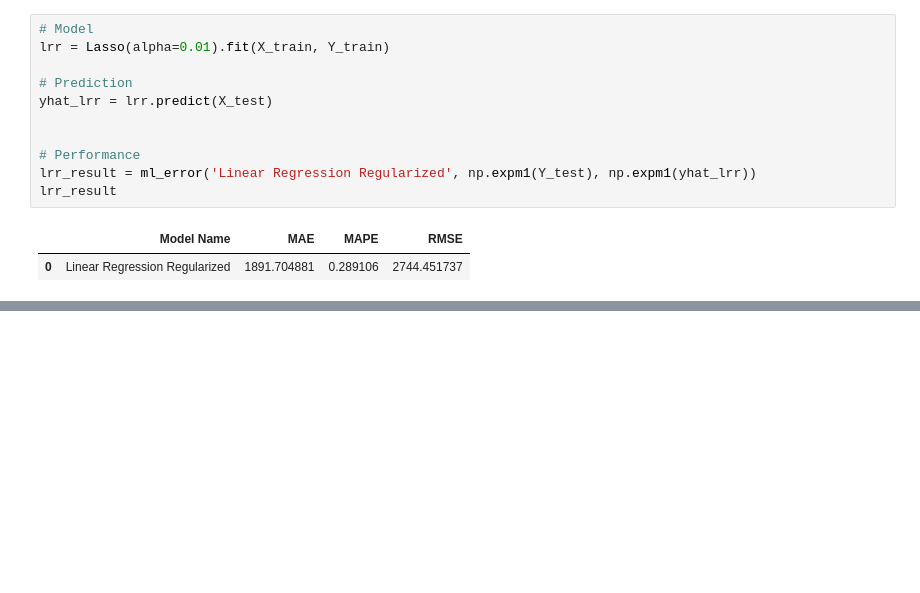
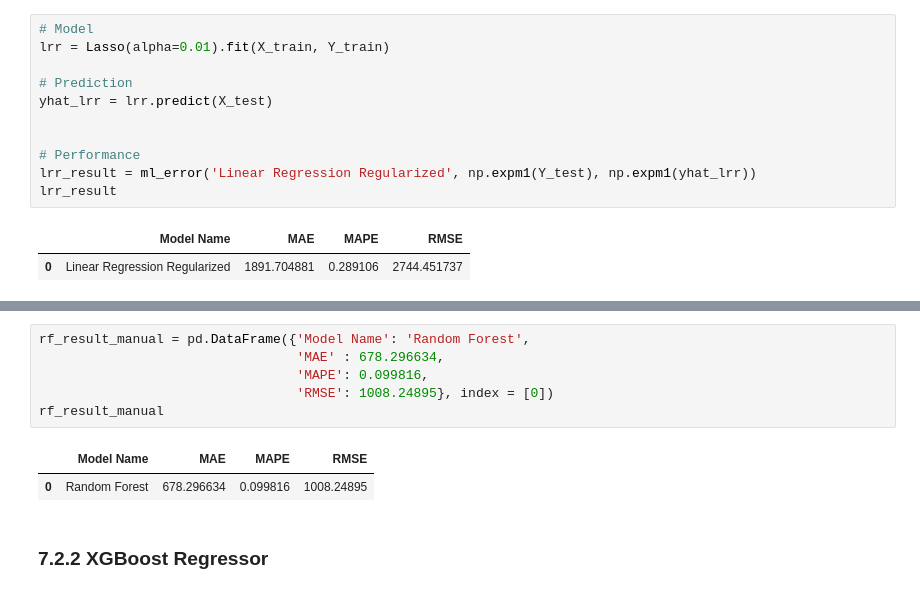
Before and after one commit to mmuriloj/Rossmann-Store-Sales, a Jupyter notebook: m07_v01_salesPrediction.ipynb, the cells around one changed output, grey strips where cells are left out. Saved outputs shown, nothing was run; the diff lists cells and outputs as text; blank space fills up the shorter version.

```diff
--- a/m07_v01_salesPrediction.ipynb
+++ b/m07_v01_salesPrediction.ipynb
@@ -947,0 +964,11 @@ lrr_result
+# %%
+rf_result_manual = pd.DataFrame({'Model Name': 'Random Forest',
+                                 'MAE' : 678.296634,
+                                 'MAPE': 0.099816,
+                                 'RMSE': 1008.24895}, index = [0])
+rf_result_manual
+# %% [output]
+|  | Model Name | MAE | MAPE | RMSE |
+| 0 | Random Forest | 678.296634 | 0.099816 | 1008.24895 |
+# %% [markdown]
+### 7.2.2 XGBoost Regressor
```
Also changed, not shown: parts of 30 cells of this notebook.
